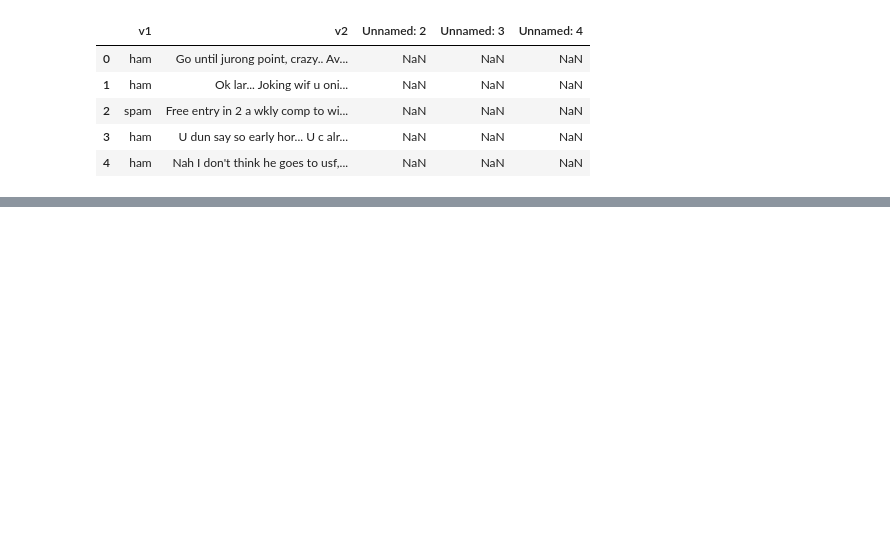
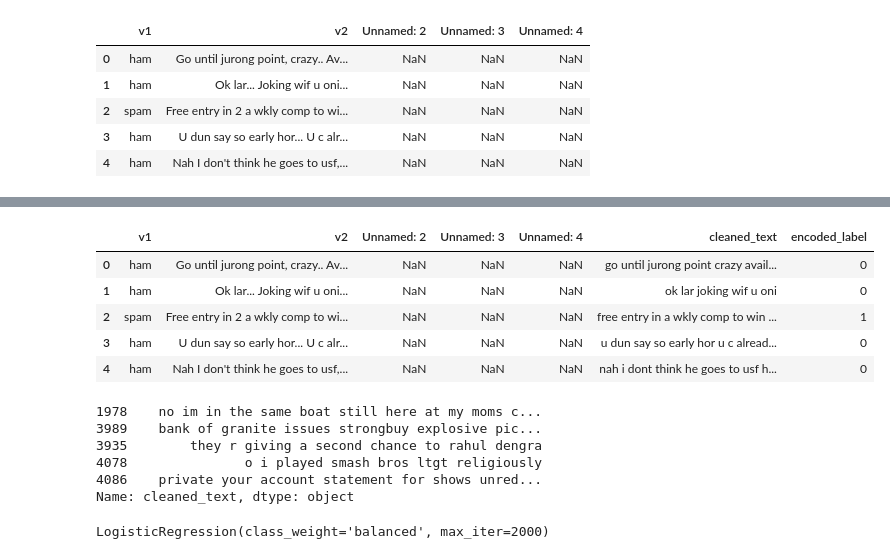
Before and after one commit to sachialgoexpert/ml, a Jupyter notebook: src/nlp/spam detection/spam-detection.ipynb, the cells around one changed output, grey strips where cells are left out. Drawn from its saved outputs; the diff is of its cells as text; code cells hidden in the pictures; blank space fills up the shorter version.

Commit message:
spam

```diff
--- a/src/nlp/spam detection/spam-detection.ipynb
+++ b/src/nlp/spam detection/spam-detection.ipynb
@@ -15,0 +23,19 @@ df.head()
+# %%
+import re
+def clean_text(text):
+    # remove HTML
+    text = re.sub(r'<.*?>', '', text)
+    # replace URLs
+    text = re.sub(r'http\S+|www\S+', ' URL ', text)
+    # keep hashtag text
+    text = re.sub(r'#(\w+)', r'\1', text)
+    # lowercase
+    text = text.lower()
+    # remove non-alphabetic characters
+    text = re.sub(r'[^a-z\s]', '', text)
+    # normalize spaces
+    text = re.sub(r'\s+', ' ', text).strip()
+    return text
+# %%
+df['cleaned_text']=df['v2'].apply(clean_text)
+df.head()
@@ -15,0 +49,12 @@ df.head()
+# %%
+from sklearn.preprocessing import LabelEncoder
+label_enc=LabelEncoder()
+df['encoded_label']=label_enc.fit_transform(df['v1'])
+df.head()
+# %% [output]
+|  | v1 | v2 | Unnamed: 2 | Unnamed: 3 | Unnamed: 4 | cleaned_text | encoded_label |
+| 0 | ham | Go until jurong point, crazy.. Av... | NaN | NaN | NaN | go until jurong point crazy avail... | 0 |
+| 1 | ham | Ok lar... Joking wif u oni... | NaN | NaN | NaN | ok lar joking wif u oni | 0 |
+| 2 | spam | Free entry in 2 a wkly comp to wi... | NaN | NaN | NaN | free entry in a wkly comp to win ... | 1 |
+| 3 | ham | U dun say so early hor... U c alr... | NaN | NaN | NaN | u dun say so early hor u c alread... | 0 |
+| 4 | ham | Nah I don't think he goes to usf,... | NaN | NaN | NaN | nah i dont think he goes to usf h... | 0 |
@@ -15,0 +71,9 @@ df.head()
+# %%
+X_train.head()
+# %% [output]
+1978    no im in the same boat still here at my moms c...
+3989    bank of granite issues strongbuy explosive pic...
+3935        they r giving a second chance to rahul dengra
+4078               o i played smash bros ltgt religiously
+4086    private your account statement for shows unred...
+Name: cleaned_text, dtype: object
@@ -15,0 +83,6 @@ df.head()
+# %%
+from sklearn.linear_model import LogisticRegression
+model=LogisticRegression(solver='lbfgs',max_iter=2000,class_weight='balanced')
+model.fit(X_train_vec,y_train)
+# %% [output]
+LogisticRegression(class_weight='balanced', max_iter=2000)
```
Also changed, not shown: parts of 22 cells of this notebook.
